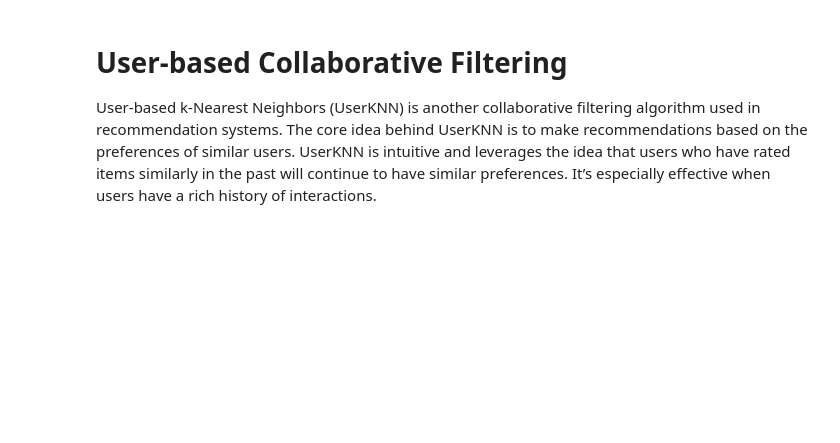
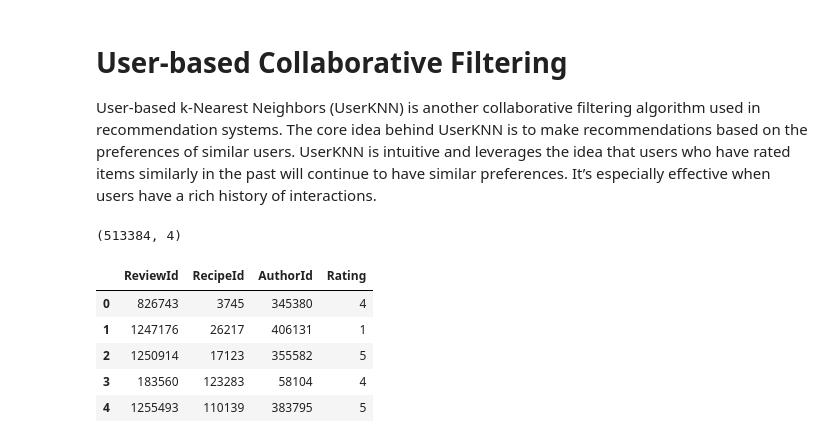
Before and after one commit to ErwannLesech/Recommandation-Benchmark-for-Recipes, a Jupyter notebook: User-based Collaborative Filtering.ipynb, the cells around one changed output. Drawn from its saved outputs; the diff is of its cells as text; code cells hidden in the pictures; blank space fills up the shorter version.

```diff
--- a/User-based Collaborative Filtering.ipynb
+++ b/User-based Collaborative Filtering.ipynb
@@ -17,5 +18,14 @@ from data_loader import DataLoader # type: ignore
 data_path = "data/"
 data_loader = DataLoader(data_path)
 # %%
-train_dataset = Dataset.from_uir(data_loader.load_train_reviews().values.tolist(), seed=42)
-test_dataset = Dataset.from_uir(data_loader.load_test_reviews().values.tolist(), seed=42)
+train_dataset, test_dataset = data_loader.load_for_cornac(dataset_type='split')
+print(train_dataset.shape)
+train_dataset.head()
+# %% [output]
+(513384, 4)
+|  | ReviewId | RecipeId | AuthorId | Rating |
+| 0 | 826743 | 3745 | 345380 | 4 |
+| 1 | 1247176 | 26217 | 406131 | 1 |
+| 2 | 1250914 | 17123 | 355582 | 5 |
+| 3 | 183560 | 123283 | 58104 | 4 |
+| 4 | 1255493 | 110139 | 383795 | 5 |
```
Also changed, not shown: parts of 5 cells of this notebook, 6 other files.
